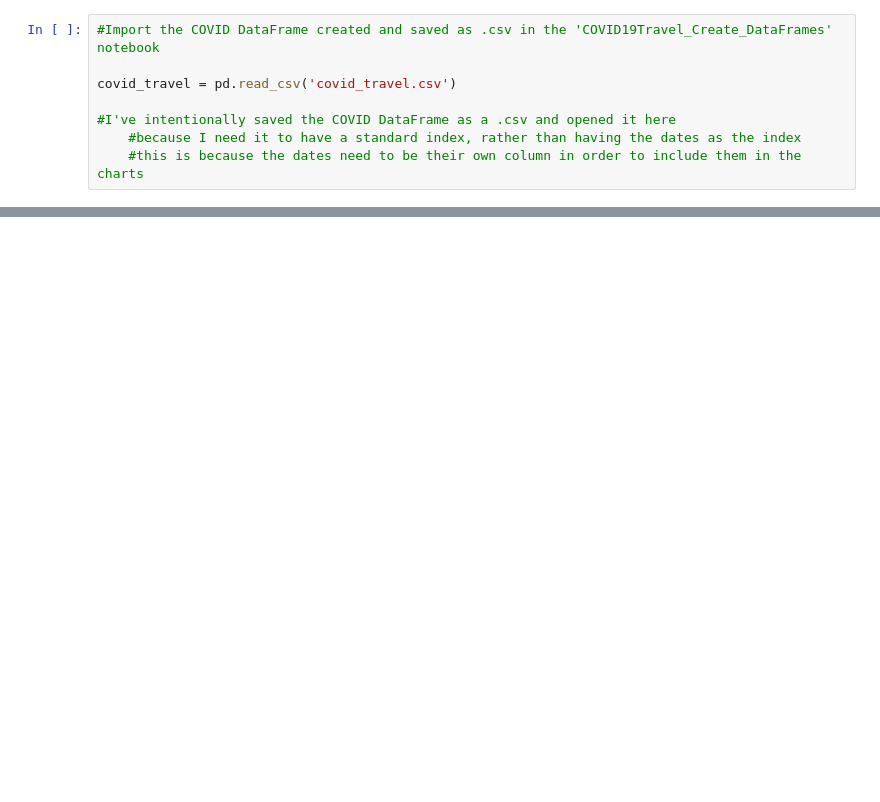
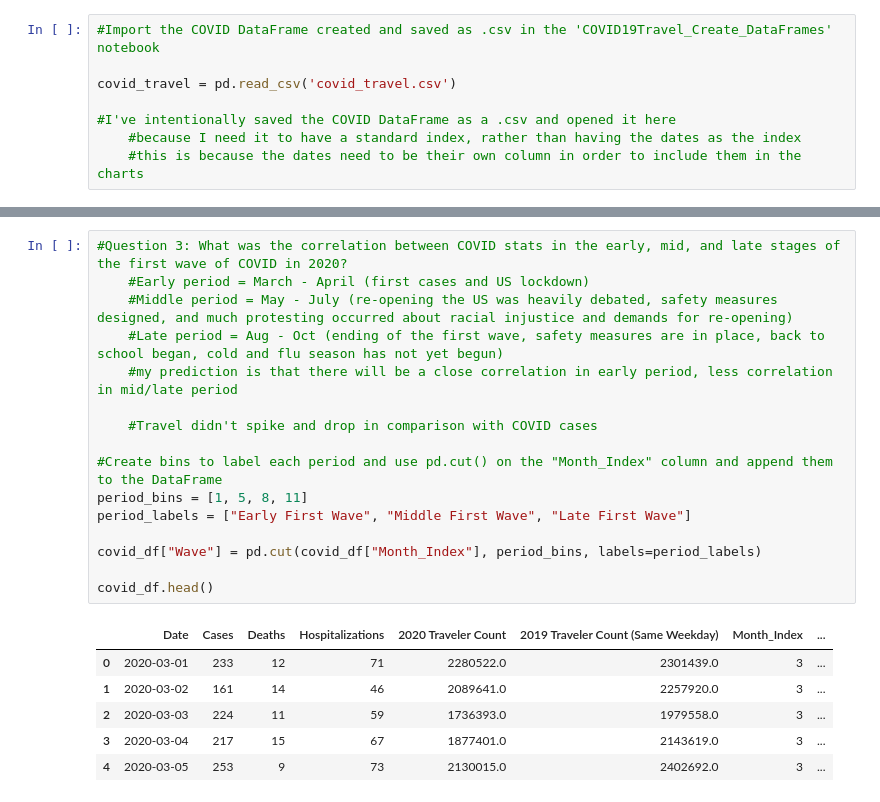
Before and after one commit to abielhammonds/COVID19_TravelStats_Project, a Jupyter notebook: COVID19Travel_Visualizations.ipynb, the cells around one changed output, grey strips where cells are left out. Drawn from its saved outputs; the diff is of its cells as text; blank space fills up the shorter version.

```diff
--- a/COVID19Travel_Visualizations.ipynb
+++ b/COVID19Travel_Visualizations.ipynb
@@ -210,0 +212,23 @@ plt.show()
+# %%
+#Question 3: What was the correlation between COVID stats in the early, mid, and late stages of the first wave of COVID in 2020?
+    #Early period = March - April (first cases and US lockdown)
+    #Middle period = May - July (re-opening the US was heavily debated, safety measures designed, and much protesting occurred about racial injustice and demands for re-opening)
+    #Late period = Aug - Oct (ending of the first wave, safety measures are in place, back to school began, cold and flu season has not yet begun)
+    #my prediction is that there will be a close correlation in early period, less correlation in mid/late period
+
+    #Travel didn't spike and drop in comparison with COVID cases
+
+#Create bins to label each period and use pd.cut() on the "Month_Index" column and append them to the DataFrame
+period_bins = [1, 5, 8, 11]
+period_labels = ["Early First Wave", "Middle First Wave", "Late First Wave"]
+
+covid_df["Wave"] = pd.cut(covid_df["Month_Index"], period_bins, labels=period_labels)
+
+covid_df.head()
+# %% [output]
+|  | Date | Cases | Deaths | Hospitalizations | 2020 Traveler Count | 2019 Traveler Count (Same Weekday) | Month_Index | ... |
+| 0 | 2020-03-01 | 233 | 12 | 71 | 2280522.0 | 2301439.0 | 3 | ... |
+| 1 | 2020-03-02 | 161 | 14 | 46 | 2089641.0 | 2257920.0 | 3 | ... |
+| 2 | 2020-03-03 | 224 | 11 | 59 | 1736393.0 | 1979558.0 | 3 | ... |
+| 3 | 2020-03-04 | 217 | 15 | 67 | 1877401.0 | 2143619.0 | 3 | ... |
+| 4 | 2020-03-05 | 253 | 9 | 73 | 2130015.0 | 2402692.0 | 3 | ... |
```
Also changed, not shown: parts of 24 cells of this notebook, 1 other file.
